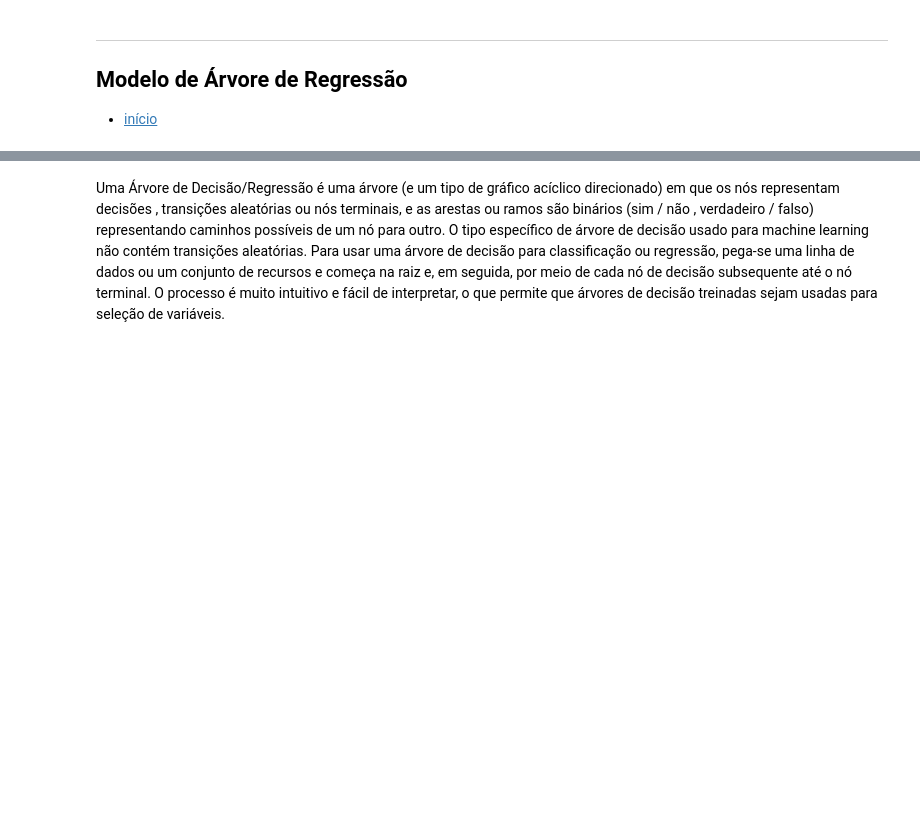
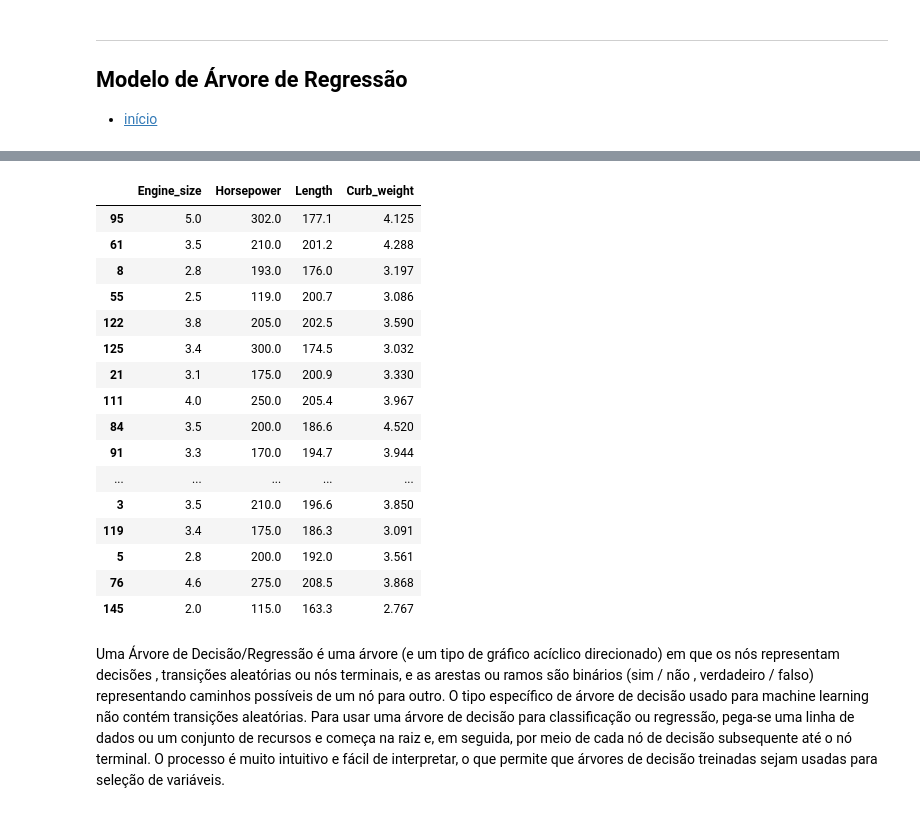
Before and after one commit to Diegobdm/PROJETO_2-CDados_2021.2, a Jupyter notebook: Modelagem.ipynb, the cells around one changed output, grey strips where cells are left out. Drawn from its saved outputs; the diff is of its cells as text; code cells hidden in the pictures; blank space fills up the shorter version.

```diff
--- a/Modelagem.ipynb
+++ b/Modelagem.ipynb
@@ -581,3 +622,23 @@ ___
+# %%
+x_test
+# %% [output]
+|  | Engine_size | Horsepower | Length | Curb_weight |
+| 95 | 5.0 | 302.0 | 177.1 | 4.125 |
+| 61 | 3.5 | 210.0 | 201.2 | 4.288 |
+| 8 | 2.8 | 193.0 | 176.0 | 3.197 |
+| 55 | 2.5 | 119.0 | 200.7 | 3.086 |
+| 122 | 3.8 | 205.0 | 202.5 | 3.590 |
+| 125 | 3.4 | 300.0 | 174.5 | 3.032 |
+| 21 | 3.1 | 175.0 | 200.9 | 3.330 |
+| 111 | 4.0 | 250.0 | 205.4 | 3.967 |
+| 84 | 3.5 | 200.0 | 186.6 | 4.520 |
+| 91 | 3.3 | 170.0 | 194.7 | 3.944 |
+| ... | ... | ... | ... | ... |
+| 3 | 3.5 | 210.0 | 196.6 | 3.850 |
+| 119 | 3.4 | 175.0 | 186.3 | 3.091 |
+| 5 | 2.8 | 200.0 | 192.0 | 3.561 |
+| 76 | 4.6 | 275.0 | 208.5 | 3.868 |
+| 145 | 2.0 | 115.0 | 163.3 | 2.767 |
 # %% [markdown]
 Uma Árvore de Decisão/Regressão é uma árvore (e um tipo de gráfico acíclico direcionado) em que os nós representam decisões , transições aleatórias ou nós terminais, e as arestas ou ramos são binários (sim / não , verdadeiro / falso) representando caminhos possíveis de um nó para outro. O tipo específico de árvore de decisão usado para machine learning não contém transições aleatórias. Para usar uma árvore de decisão para classificação ou regressão, pega-se uma linha de dados ou um conjunto de recursos e começa na raiz e, em seguida, por meio de cada nó de decisão subsequente até o nó terminal. O processo é muito intuitivo e fácil de interpretar, o que permite que árvores de decisão treinadas sejam usadas para seleção de variáveis.
 # %% [markdown]
```
Also changed, not shown: parts of 18 cells of this notebook.
